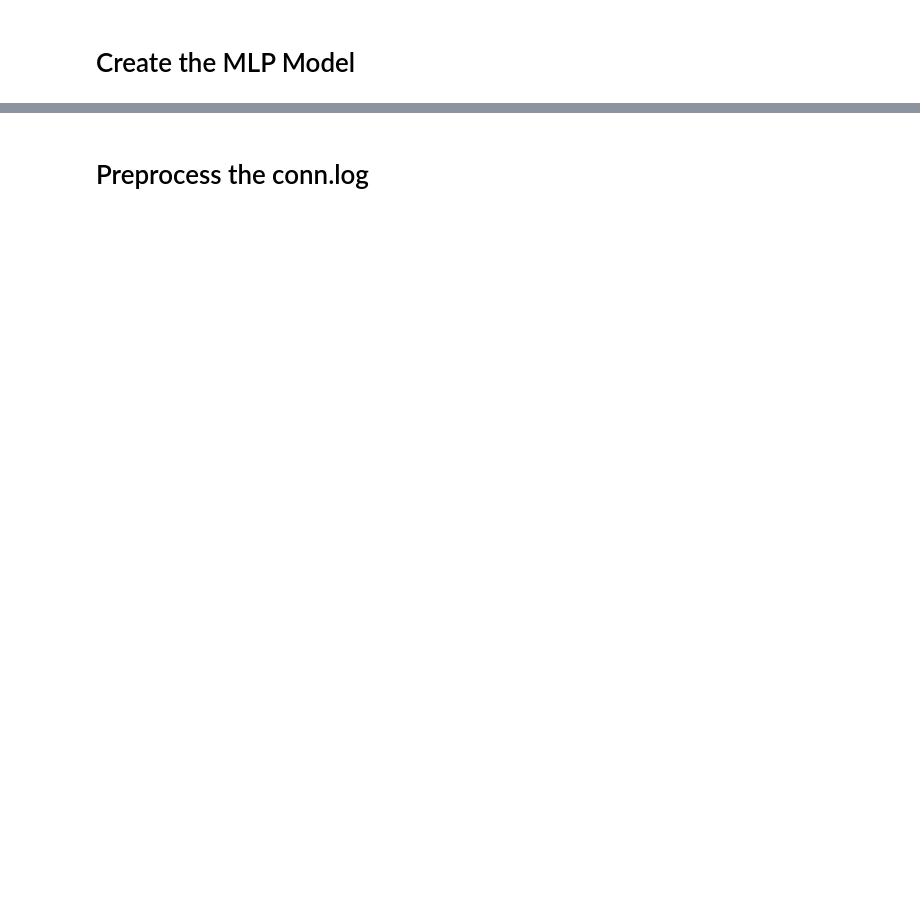
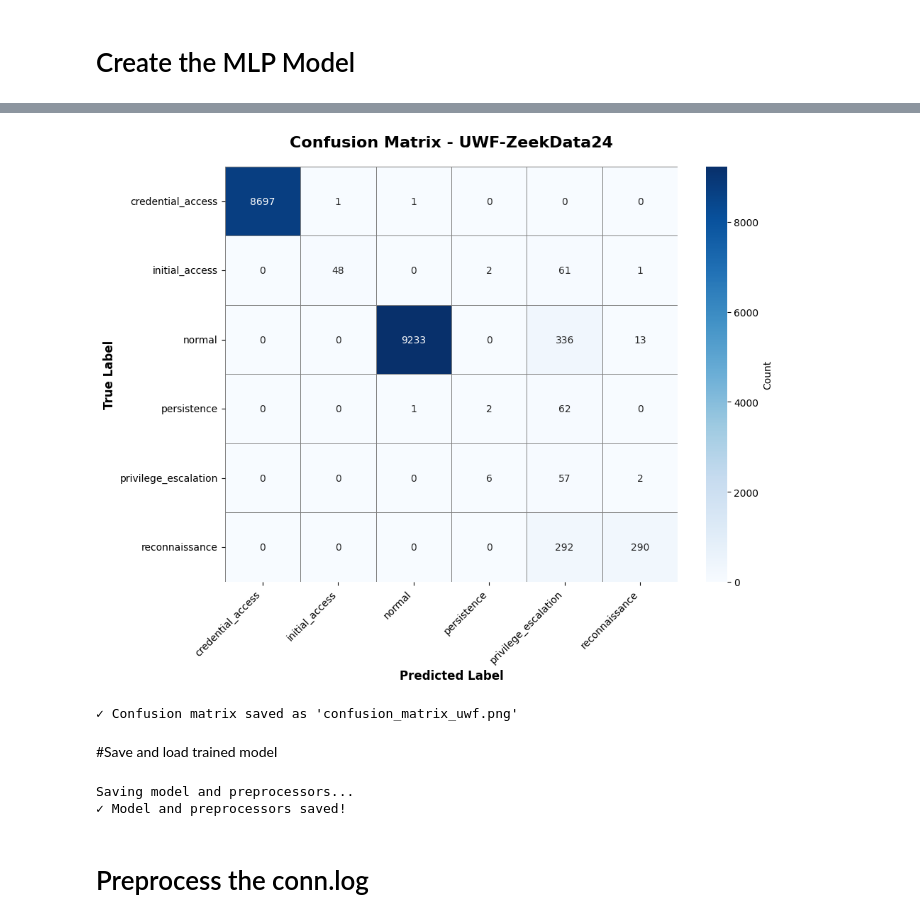
Before and after one commit to ladyTootie/ACE-R-D, a Jupyter notebook: MPL_Final_Copy.ipynb, the cells around one changed output, grey strips where cells are left out. Cells and saved outputs as stored; diff of their text form; code cells hidden in the pictures; blank space fills up the shorter version.

```diff
--- a/MPL_Final_Copy.ipynb
+++ b/MPL_Final_Copy.ipynb
@@ -318,0 +625,23 @@ F1-score: 0.5977
+# %%
+# Evaluate the model on test set
+print("=" * 60)
+print("TESTING MODEL")
+print("=" * 60)
+
+# Get test loss and accuracy
+test_loss, test_accuracy = model.evaluate(X_test_processed, y_test, verbose=1)
+
+print(f"\nTest Accuracy: {test_accuracy*100:.2f}%")
+print(f"Test Loss: {test_loss:.4f}")
+
+# Get predictions (FIX: use predict + argmax instead of predict_classes)
+y_pred_probs = model.predict(X_test_processed, verbose=0)
+y_pred = np.argmax(y_pred_probs, axis=1)
+
+# Calculate F1 scores
+f1_score_weighted = f1_score(y_test, y_pred, average='weighted')
+f1_score_macro = f1_score(y_test, y_pred, average='macro')
+
+print(f"\nF1 Score (weighted): {f1_score_weighted:.4f}")
+print(f"F1 Score (macro): {f1_score_macro:.4f}")
+print("=" * 60)
@@ -319,2 +682,42 @@ F1-score: 0.5977
+# %%
+# Create and visualize confusion matrix
+cm = confusion_matrix(y_test, y_pred)
+
+plt.figure(figsize=(10, 8))
+sns.heatmap(cm, annot=True, fmt='d', cmap='Blues',
+            xticklabels=label_encoder.classes_,
+            yticklabels=label_encoder.classes_,
+            cbar_kws={'label': 'Count'},
+            linewidths=0.5,
+            linecolor='gray')
+
+plt.title('Confusion Matrix - UWF-ZeekData24', fontsize=16, fontweight='bold', pad=20)
+plt.ylabel('True Label', fontsize=12, fontweight='bold')
+plt.xlabel('Predicted Label', fontsize=12, fontweight='bold')
+plt.xticks(rotation=45, ha='right')
+plt.yticks(rotation=0)
+plt.tight_layout()
+plt.savefig('confusion_matrix_uwf.png', dpi=300, bbox_inches='tight')
+plt.show()
+
+print("✓ Confusion matrix saved as 'confusion_matrix_uwf.png'")
+# %% [output]
+[figure, added]
+✓ Confusion matrix saved as 'confusion_matrix_uwf.png'
+# %% [markdown]
+#Save and load trained model
+# %%
+import joblib
+
+# First, save your trained model and preprocessors if you haven't already
+print("Saving model and preprocessors...")
+model.save('uwf_zeek_ids_model.keras')
+joblib.dump(preprocessor, 'uwf_preprocessor.pkl')
+joblib.dump(label_encoder, 'uwf_label_encoder.pkl')
+joblib.dump(feature_columns, 'uwf_feature_columns.pkl')
+print("✓ Model and preprocessors saved!")
+# %% [output]
+Saving model and preprocessors...
+✓ Model and preprocessors saved!
 # %% [markdown]
 # Preprocess the conn.log
```
Also changed, not shown: parts of 46 cells of this notebook.
